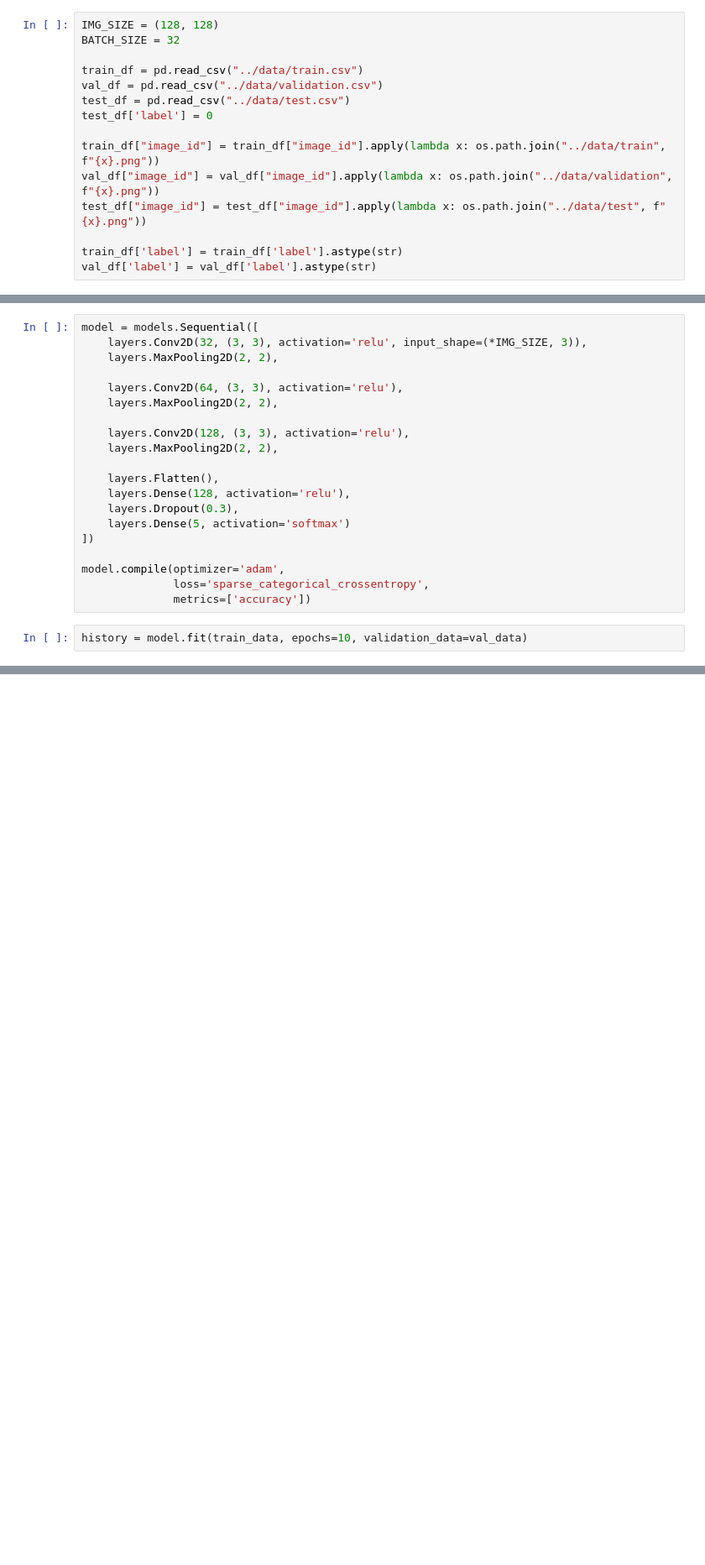
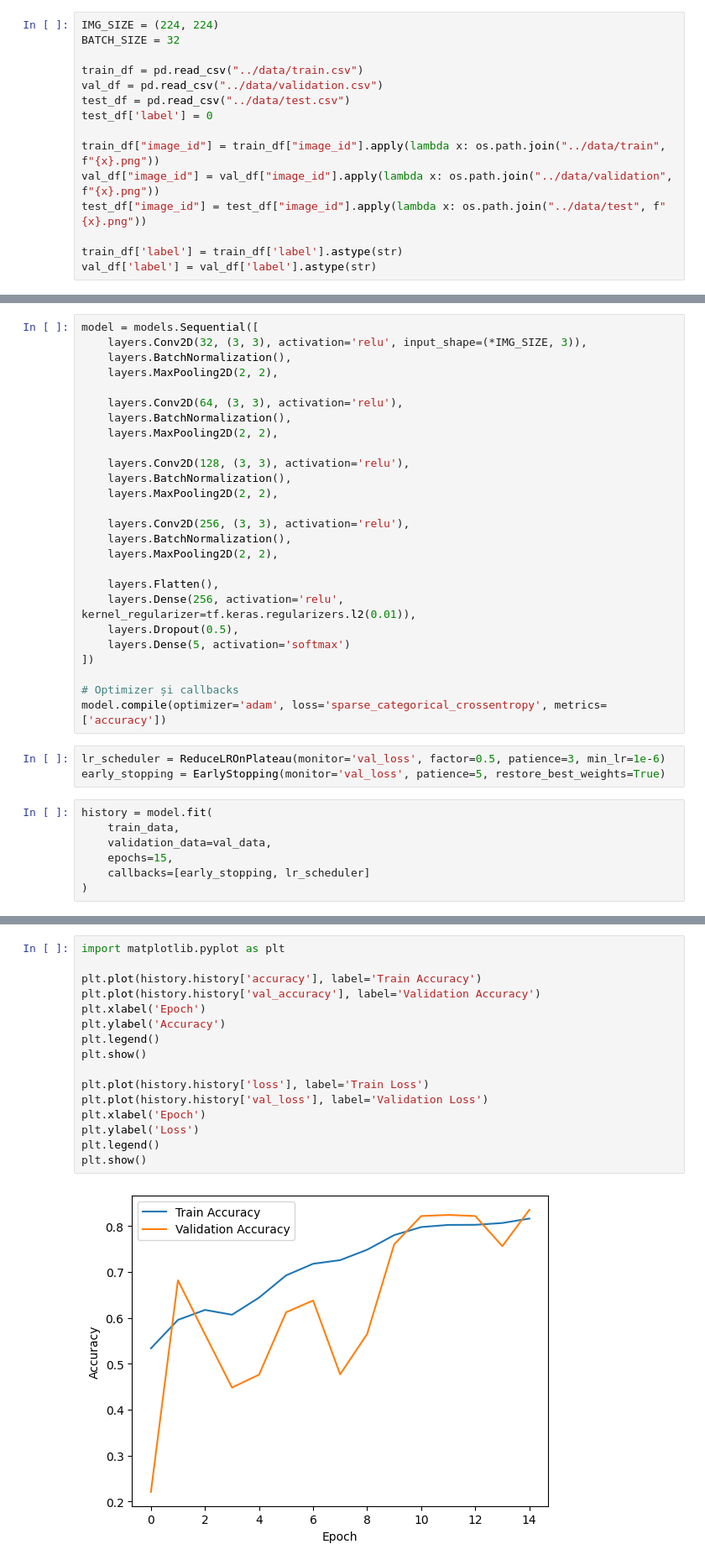
Before and after one commit to AguAlex/deepfake-classification, a Jupyter notebook: cnn/cnn.ipynb, the cells around one changed output, grey strips where cells are left out. Shown at 84% size. Saved outputs shown, nothing was run; the diff lists cells and outputs as text; blank space fills up the shorter version.

```diff
--- a/cnn/cnn.ipynb
+++ b/cnn/cnn.ipynb
@@ -8,5 +10,5 @@ import numpy as np
 # %%
-IMG_SIZE = (128, 128)
+IMG_SIZE = (224, 224)
 BATCH_SIZE = 32
 
 train_df = pd.read_csv("../data/train.csv")
@@ -43,23 +54,37 @@ Found 6500 validated image filenames.
 # %%
 model = models.Sequential([
     layers.Conv2D(32, (3, 3), activation='relu', input_shape=(*IMG_SIZE, 3)),
+    layers.BatchNormalization(),
     layers.MaxPooling2D(2, 2),
 
     layers.Conv2D(64, (3, 3), activation='relu'),
+    layers.BatchNormalization(),
     layers.MaxPooling2D(2, 2),
 
     layers.Conv2D(128, (3, 3), activation='relu'),
+    layers.BatchNormalization(),
+    layers.MaxPooling2D(2, 2),
+
+    layers.Conv2D(256, (3, 3), activation='relu'),
+    layers.BatchNormalization(),
     layers.MaxPooling2D(2, 2),
 
     layers.Flatten(),
-    layers.Dense(128, activation='relu'),
-    layers.Dropout(0.3),
+    layers.Dense(256, activation='relu', kernel_regularizer=tf.keras.regularizers.l2(0.01)),
+    layers.Dropout(0.5),
     layers.Dense(5, activation='softmax')
 ])
 
-model.compile(optimizer='adam',
-              loss='sparse_categorical_crossentropy',
-              metrics=['accuracy'])
+# Optimizer și callbacks
+model.compile(optimizer='adam', loss='sparse_categorical_crossentropy', metrics=['accuracy'])
+# %%
+lr_scheduler = ReduceLROnPlateau(monitor='val_loss', factor=0.5, patience=3, min_lr=1e-6)
+early_stopping = EarlyStopping(monitor='val_loss', patience=5, restore_best_weights=True)
 # %%
-history = model.fit(train_data, epochs=10, validation_data=val_data)
+history = model.fit(
+    train_data,
+    validation_data=val_data,
+    epochs=15,
+    callbacks=[early_stopping, lr_scheduler]
+)
 # %% [output]
@@ -96,0 +123,18 @@ submission.to_csv("submission_cnn.csv", index=False)
+# %%
+import matplotlib.pyplot as plt
+
+plt.plot(history.history['accuracy'], label='Train Accuracy')
+plt.plot(history.history['val_accuracy'], label='Validation Accuracy')
+plt.xlabel('Epoch')
+plt.ylabel('Accuracy')
+plt.legend()
+plt.show()
+
+plt.plot(history.history['loss'], label='Train Loss')
+plt.plot(history.history['val_loss'], label='Validation Loss')
+plt.xlabel('Epoch')
+plt.ylabel('Loss')
+plt.legend()
+plt.show()
+# %% [output]
+[figure, added]
```
Also changed, not shown: parts of 10 cells of this notebook, 10 other files.
